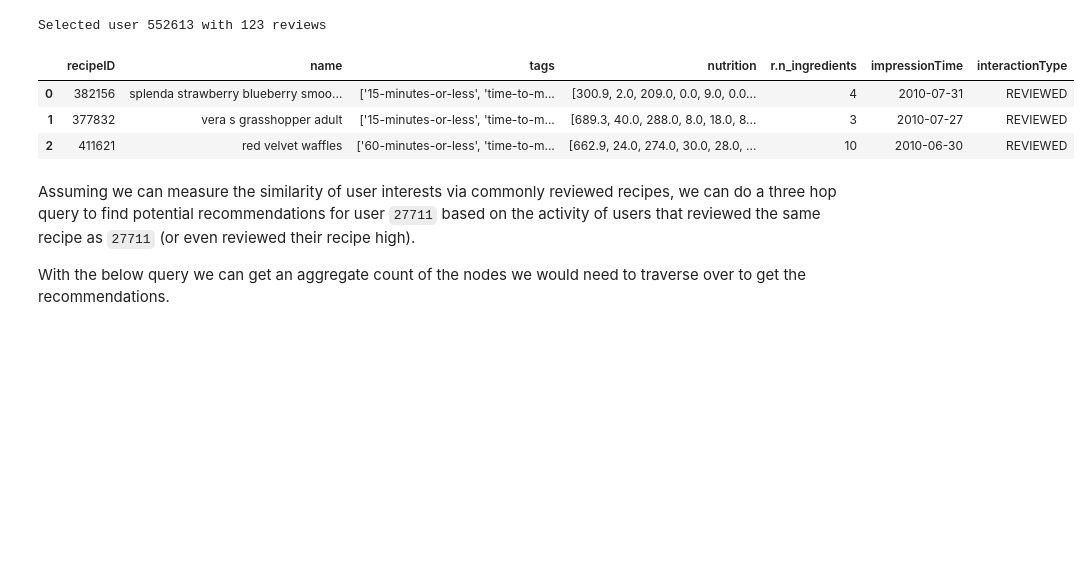
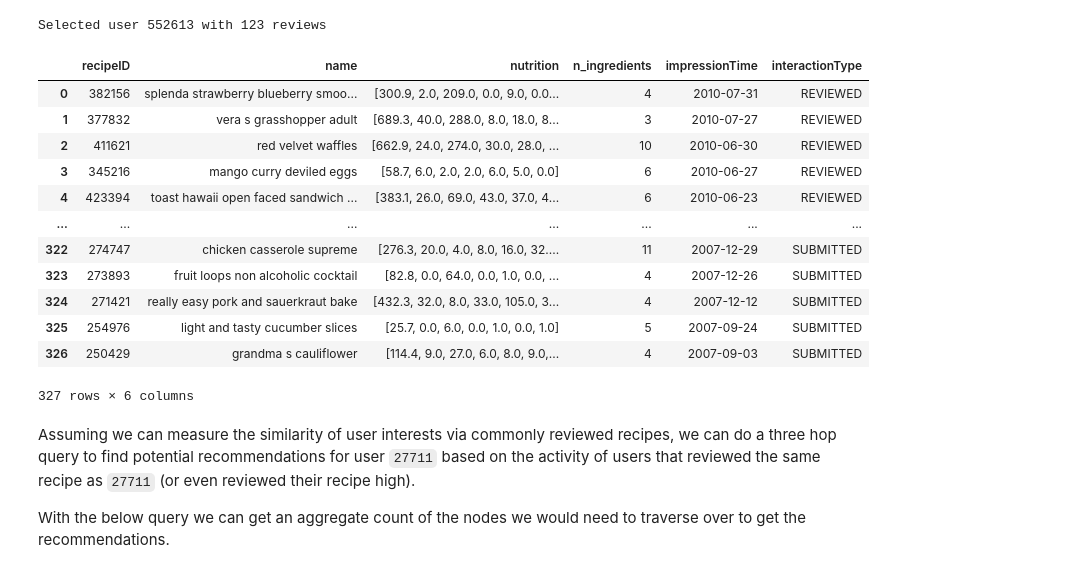
Before and after one commit to luigi-ga/GRec, a Jupyter notebook: graph_recommendation.ipynb, the cells around one changed output. Saved outputs shown, nothing was run; the diff lists cells and outputs as text; code cells hidden in the pictures; blank space fills up the shorter version.

```diff
--- a/graph_recommendation.ipynb
+++ b/graph_recommendation.ipynb
@@ -240,23 +240,29 @@ print(f"Selected user {USER_ID} with", random_user_query['reviewCount'][0], 'rev
 Selected user 552613 with 123 reviews
 # %%
 gds.run_cypher('''
-    MATCH (u:User {id: $userId})
-           -[i:SUBMITTED|REVIEWED]->(r:Recipe)
+    MATCH (u:User {id: $userId})-[i:SUBMITTED|REVIEWED]->(r:Recipe)
     RETURN r.id AS recipeID,
            r.name AS name,
-           r.tags AS tags,
            r.nutrition AS nutrition,
-           r.n_ingredients,
+           r.n_ingredients AS n_ingredients,
            COALESCE(i.submitted, i.date) AS impressionTime,
            type(i) AS interactionType
     ORDER BY interactionType, impressionTime DESC
-    LIMIT 3
     ''', params={'userId': USER_ID})
 # %% [output]
-|  | recipeID | name | tags | nutrition | r.n_ingredients | impressionTime | interactionType |
-| 0 | 382156 | splenda strawberry blueberry smoo... | ['15-minutes-or-less', 'time-to-m... | [300.9, 2.0, 209.0, 0.0, 9.0, 0.0... | 4 | 2010-07-31 | REVIEWED |
-| 1 | 377832 | vera s grasshopper adult | ['15-minutes-or-less', 'time-to-m... | [689.3, 40.0, 288.0, 8.0, 18.0, 8... | 3 | 2010-07-27 | REVIEWED |
-| 2 | 411621 | red velvet waffles | ['60-minutes-or-less', 'time-to-m... | [662.9, 24.0, 274.0, 30.0, 28.0, ... | 10 | 2010-06-30 | REVIEWED |
+|  | recipeID | name | nutrition | n_ingredients | impressionTime | interactionType |
+| 0 | 382156 | splenda strawberry blueberry smoo... | [300.9, 2.0, 209.0, 0.0, 9.0, 0.0... | 4 | 2010-07-31 | REVIEWED |
+| 1 | 377832 | vera s grasshopper adult | [689.3, 40.0, 288.0, 8.0, 18.0, 8... | 3 | 2010-07-27 | REVIEWED |
+| 2 | 411621 | red velvet waffles | [662.9, 24.0, 274.0, 30.0, 28.0, ... | 10 | 2010-06-30 | REVIEWED |
+| 3 | 345216 | mango curry deviled eggs | [58.7, 6.0, 2.0, 2.0, 6.0, 5.0, 0.0] | 6 | 2010-06-27 | REVIEWED |
+| 4 | 423394 | toast hawaii open faced sandwich ... | [383.1, 26.0, 69.0, 43.0, 37.0, 4... | 6 | 2010-06-23 | REVIEWED |
+| ... | ... | ... | ... | ... | ... | ... |
+| 322 | 274747 | chicken casserole supreme | [276.3, 20.0, 4.0, 8.0, 16.0, 32.... | 11 | 2007-12-29 | SUBMITTED |
+| 323 | 273893 | fruit loops non alcoholic cocktail | [82.8, 0.0, 64.0, 0.0, 1.0, 0.0, ... | 4 | 2007-12-26 | SUBMITTED |
+| 324 | 271421 | really easy pork and sauerkraut bake | [432.3, 32.0, 8.0, 33.0, 105.0, 3... | 4 | 2007-12-12 | SUBMITTED |
+| 325 | 254976 | light and tasty cucumber slices | [25.7, 0.0, 6.0, 0.0, 1.0, 0.0, 1.0] | 5 | 2007-09-24 | SUBMITTED |
+| 326 | 250429 | grandma s cauliflower | [114.4, 9.0, 27.0, 6.0, 8.0, 9.0,... | 4 | 2007-09-03 | SUBMITTED |
+327 rows × 6 columns
 # %% [markdown]
 Assuming we can measure the similarity of user interests via commonly reviewed recipes, we can do a three hop query to find potential recommendations for user `27711` based on the activity of users that reviewed the same recipe as `27711` (or even reviewed their recipe high).
 
```
Also changed, not shown: parts of 9 cells of this notebook.
